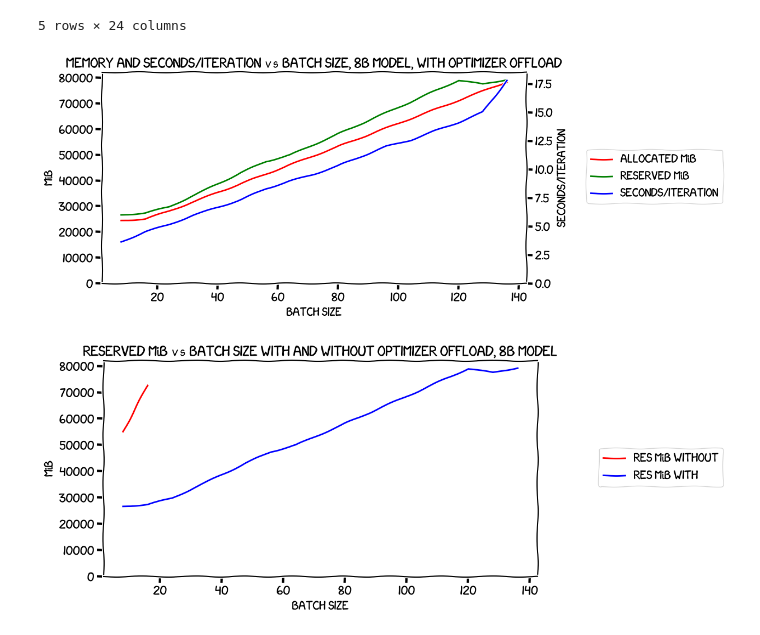
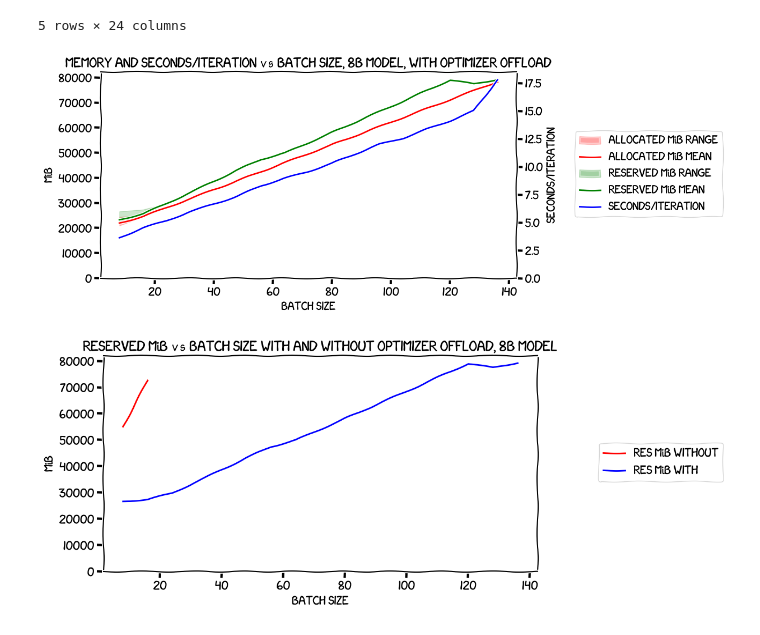
Before and after one commit to gpjt/fine-tune-2024-04, a Jupyter notebook: batch-size-charts.ipynb, the cells around one changed output. Cells and saved outputs as stored; diff of their text form; code cells hidden in the pictures.

```diff
--- a/batch-size-charts.ipynb
+++ b/batch-size-charts.ipynb
@@ -345,25 +347,27 @@ large_model_with_offload_df.head()
 # %%
 fig, ax1 = plt.subplots(figsize=(10, 5))
 
-ax1.plot(large_model_with_offload_df['Batch size'], large_model_with_offload_df['Allocated MiB Max'], label='ALLOCATED MiB', color='red')
-ax1.plot(large_model_with_offload_df['Batch size'], large_model_with_offload_df['Reserved MiB Max'], label='RESERVED MiB', color='green')
+ax1.fill_between(large_model_with_offload_df['Batch size'], large_model_with_offload_df['Allocated MiB Min'], large_model_with_offload_df['Allocated MiB Max'], alpha=0.2, color='red', label='ALLOCATED MiB RANGE')
+ax1.plot(large_model_with_offload_df['Batch size'], large_model_with_offload_df['Allocated MiB Mean'], label='ALLOCATED MiB MEAN', color='red', linewidth=2)
+ax1.fill_between(large_model_with_offload_df['Batch size'], large_model_with_offload_df['Reserved MiB Min'], large_model_with_offload_df['Reserved MiB Max'], alpha=0.2, color='green', label='RESERVED MiB RANGE')
+ax1.plot(large_model_with_offload_df['Batch size'], large_model_with_offload_df['Reserved MiB Mean'], label='RESERVED MiB MEAN', color='green', linewidth=2)
 ax1.set_xlabel('BATCH SIZE')
 ax1.set_ylabel('MiB')
 ax1.tick_params(axis='y')
 ax1.set_ylim(bottom=0)
 
 ax2 = ax1.twinx()
 ax2.plot(large_model_with_offload_df['Batch size'], 1 / large_model_with_offload_df['Iterations/second'], label='SECONDS/ITERATION', color='blue')
 ax2.set_ylabel('SECONDS/ITERATION')
 ax2.tick_params(axis='y')
 ax2.set_ylim(bottom=0)
 
 plt.title('MEMORY AND SECONDS/ITERATION vs BATCH SIZE, 8B MODEL, WITH OPTIMIZER OFFLOAD')
 fig.legend(loc='center left', bbox_to_anchor=(1, 0.5))
 plt.savefig("/tmp/memory-and-seconds-per-iteration-vs-batch-size-large-model-with-offload.png", bbox_inches='tight')
 plt.show()
 # %% [output]
-[figure, old version]
+[figure, new version]
 # %%
 fig, ax1 = plt.subplots(figsize=(10, 5))
 
```
Also changed, not shown: parts of 15 cells of this notebook, 1 other file.
